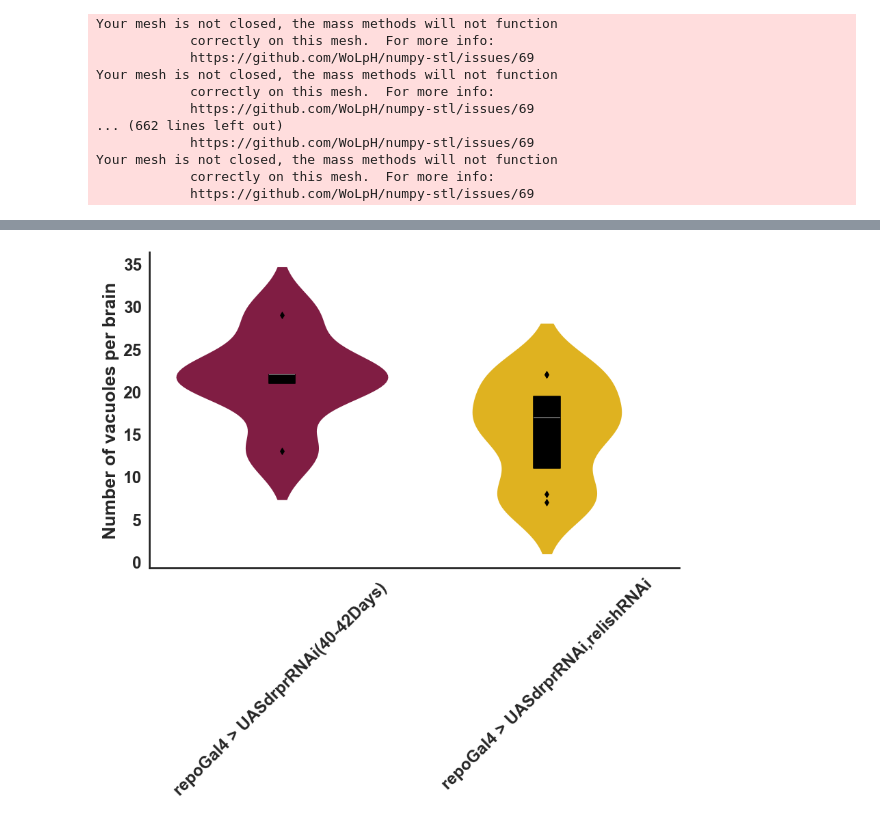
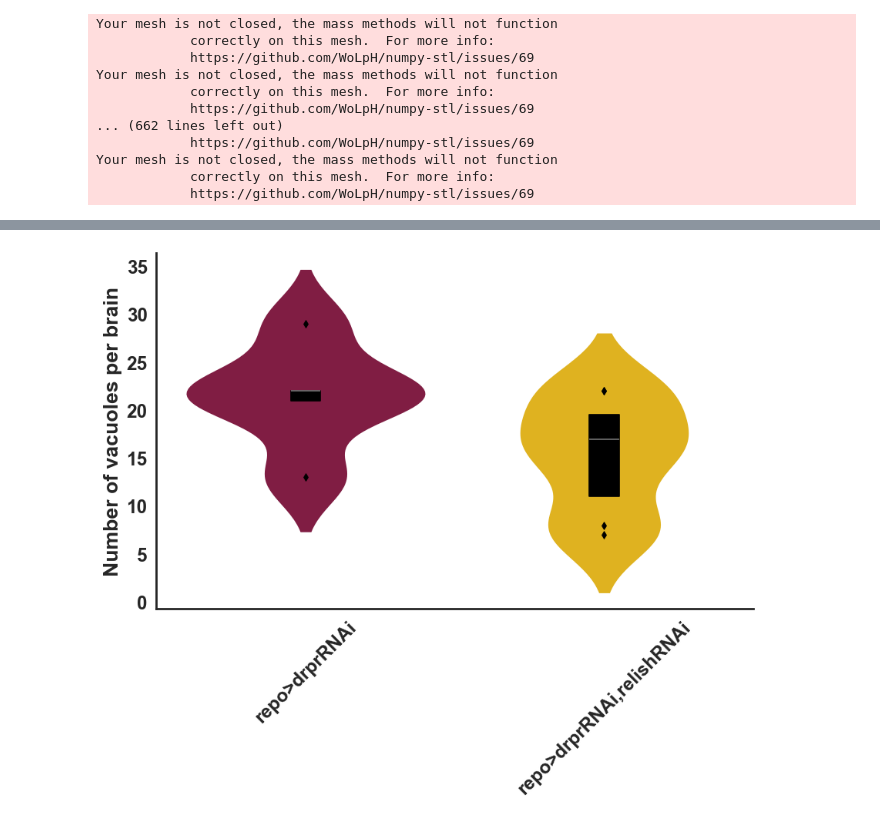
Before and after one commit to McCallLabBU/neurodegeneration_vacuole_quantification, a Jupyter notebook: notebooks/quantify_vacuoles.ipynb, the cells around one changed output, grey strips where cells are left out. Cells and saved outputs as stored; diff of their text form; code cells hidden in the pictures.

Commit message:
final figures

```diff
--- a/notebooks/quantify_vacuoles.ipynb
+++ b/notebooks/quantify_vacuoles.ipynb
@@ -81,29 +81,29 @@ vacuole_metrics_df_t
 # %%
 color_scheme = {"repodrprRNAi40-42D": "#900C3F","repodrprRNAi_RelishRNAi":"#FFC300" }
 sns.set_style('white')
 sns.set_context("paper", font_scale = 2)
 
 fig, ax = plt.subplots(figsize=(10, 6))
 sns.violinplot(y= vacuole_metrics_df_t["num_vacuoles"].astype(float),
                x= vacuole_metrics_df_t["condition"],  inner=None,
                palette = color_scheme, linewidth = 0, aspect=5, ax = ax, bw = 0.5
           )
 
 sns.boxenplot(y= vacuole_metrics_df_t["num_vacuoles"].astype(float),
                x= vacuole_metrics_df_t["condition"], color="black", width=0.1, ax = ax,
              line_kws={"color":"white"})
 
 sns.despine(right = True)
-ax.set_xticklabels(['repoGal4 > UASdrprRNAi(40-42Days) ', 'repoGal4 > UASdrprRNAi,relishRNAi'], rotation=45,
+ax.set_xticklabels(['repo>drprRNAi', 'repo>drprRNAi,relishRNAi'], rotation=45,
                   fontdict={'weight': 'bold'})
 ax.set_yticklabels(ax.get_yticklabels(),fontdict={'weight': 'bold'})
 ax.set_ylabel("Number of vacuoles per brain",fontdict={'weight': 'bold'})
 ax.set_xlabel("")
 ax.spines['left'].set_linewidth(2)
 ax.spines['bottom'].set_linewidth(2)
 fig.savefig(outputs.joinpath("num_vacuoles_violin.pdf"), bbox_inches='tight')
 # %% [output]
-[figure, old version]
+[figure, new version]
 # %%
 fig, ax = plt.subplots(figsize=(10, 6))
 sns.boxplot(y= vacuole_metrics_df_t["num_vacuoles"].astype(float),
```
Also changed, not shown: parts of 12 cells of this notebook, 7 other files.
